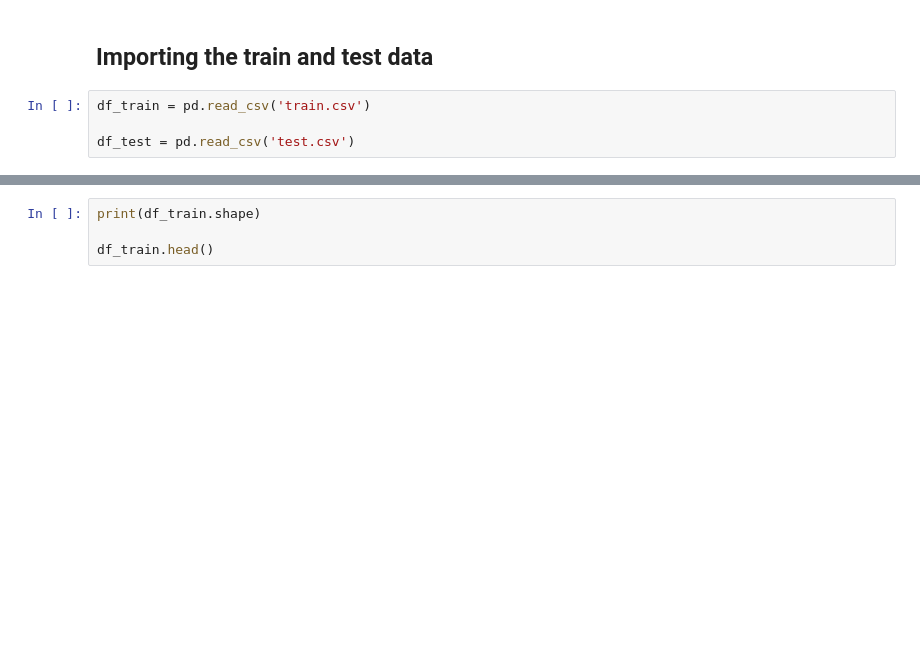
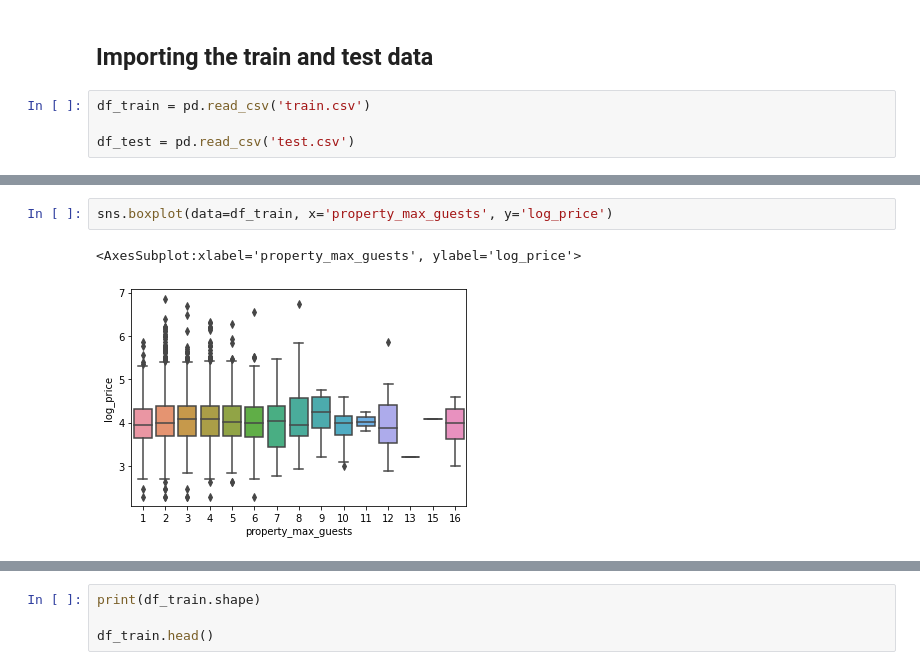
Before and after one commit to guidbem/Airbnb-Price-Prediction, a Jupyter notebook: eda.ipynb, the cells around one changed output, grey strips where cells are left out. Saved outputs shown, nothing was run; the diff lists cells and outputs as text; blank space fills up the shorter version.

```diff
--- a/eda.ipynb
+++ b/eda.ipynb
@@ -15,0 +31,5 @@ df_test = pd.read_csv('test.csv')
+# %%
+sns.boxplot(data=df_train, x='property_max_guests', y='log_price')
+# %% [output]
+<AxesSubplot:xlabel='property_max_guests', ylabel='log_price'>
+[figure, added]
```
Also changed, not shown: parts of 73 cells of this notebook, 7 other files.
